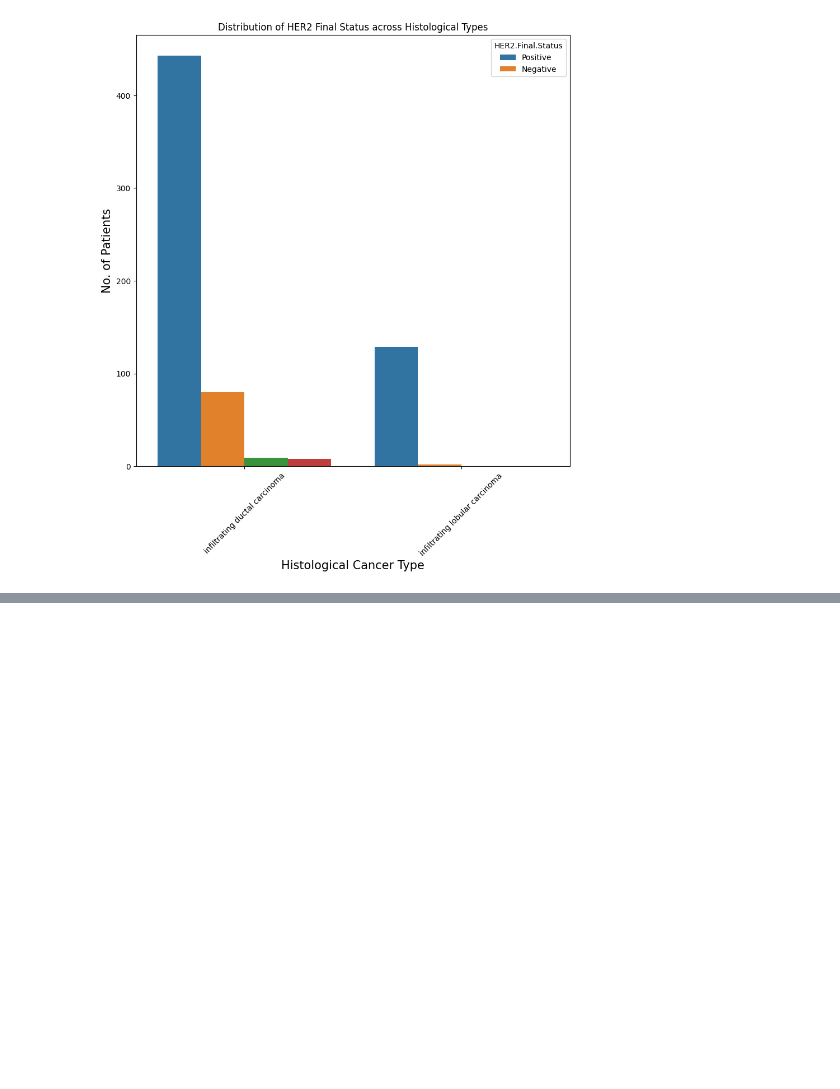
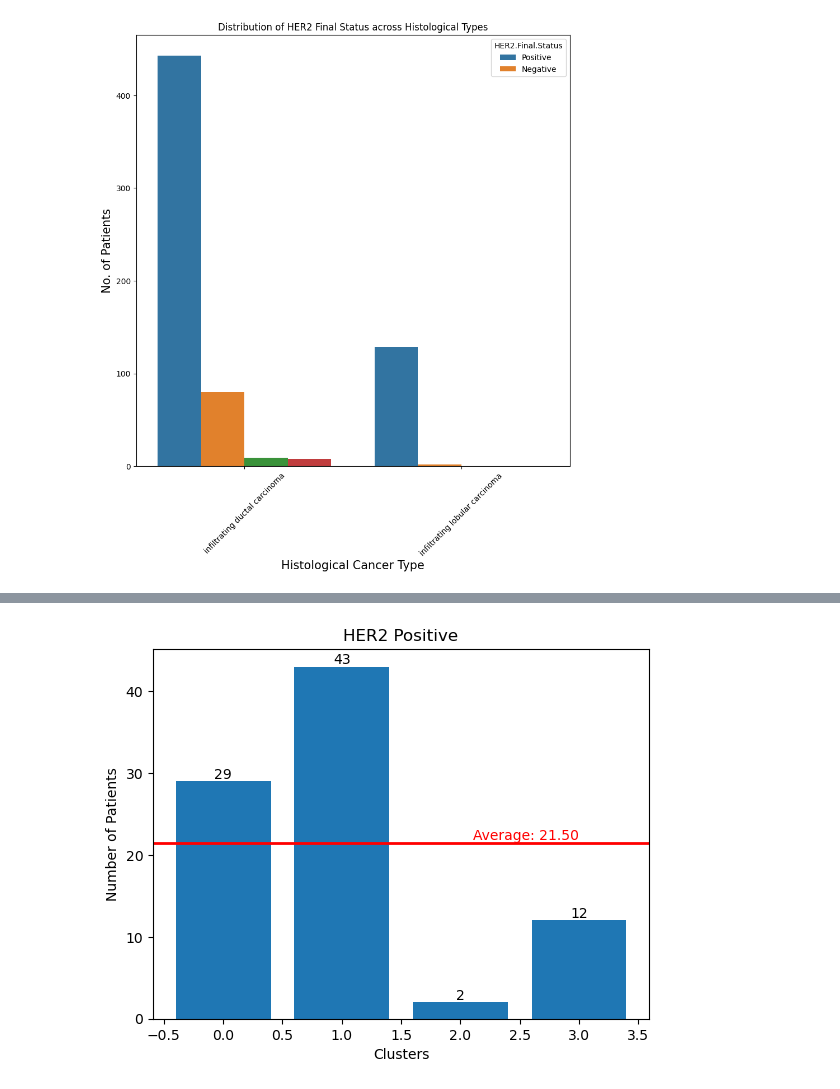
Before and after one commit to mehlu22/CSDS-458-Final-Project, a Jupyter notebook: final_code.ipynb, the cells around one changed output, grey strips where cells are left out. Saved outputs shown, nothing was run; the diff lists cells and outputs as text; code cells hidden in the pictures; blank space fills up the shorter version.

```diff
--- a/final_code.ipynb
+++ b/final_code.ipynb
@@ -459,0 +934,22 @@ Chi-square test for HER2.Final.Status and histological type, p-value: 4.66854611
+# %%
+#HER2
+her2plot = [c1_her2_1,c2_her2_1,c3_her2_1,c4_her2_1]
+
+her2average = sum(her2plot) / len(her2plot)
+
+plt.bar(range(len(her2plot)), her2plot)
+
+for i, value in enumerate(her2plot):
+    plt.text(i, value, str(value), ha='center', va='bottom')
+
+plt.axhline(y=her2average, color='r', linestyle='-', linewidth=2)
+
+plt.title("HER2 Positive")
+plt.xlabel("Clusters")
+plt.ylabel("Number of Patients")
+
+plt.text(len(her2plot)-1, her2average, f'Average: {her2average:.2f}', va='bottom', ha='right', color='red')
+
+plt.show()
+# %% [output]
+[figure, added]
```
Also changed, not shown: parts of 26 cells of this notebook.
